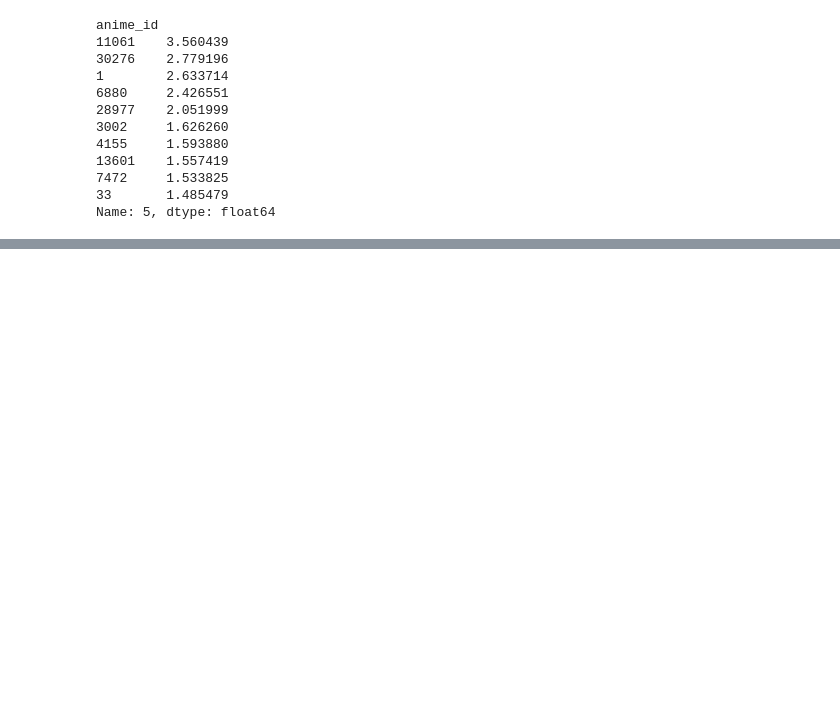
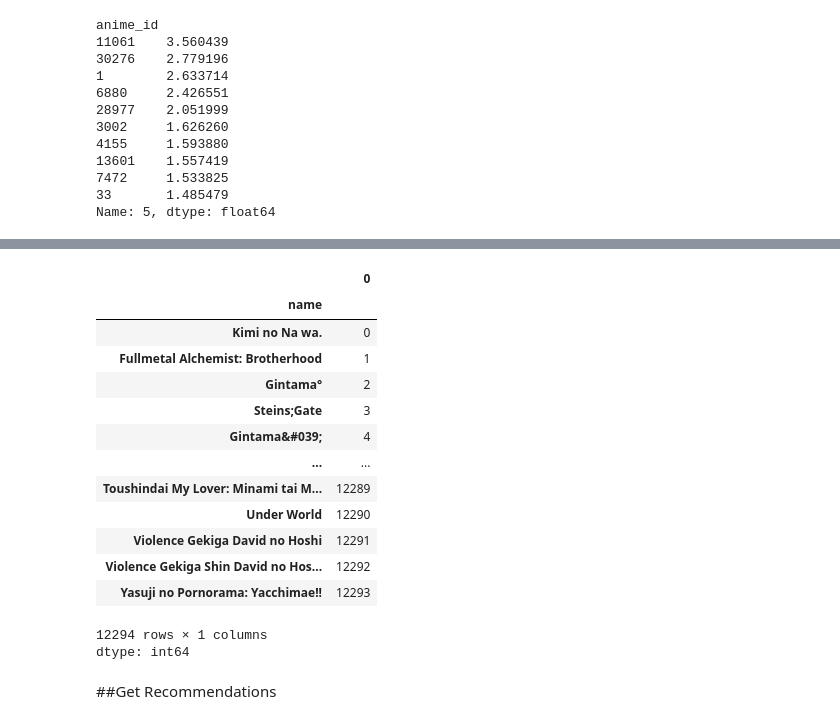
Before and after one commit to mattfehr/anime_recommender, a Jupyter notebook: anime_recommender.ipynb, the cells around one changed output, grey strips where cells are left out. Cells and saved outputs as stored; diff of their text form; code cells hidden in the pictures; blank space fills up the shorter version.

```diff
--- a/anime_recommender.ipynb
+++ b/anime_recommender.ipynb
@@ -269,0 +347,22 @@ RMSE: 0.8786403215271984
+# %%
+#create reverse map of indices and anime titles
+indices = pd.Series(anime_df.index, index=anime_df['name']).drop_duplicates()
+indices
+# %% [output]
+|  | 0 |
+| name |  |
+| Kimi no Na wa. | 0 |
+| Fullmetal Alchemist: Brotherhood | 1 |
+| Gintama° | 2 |
+| Steins;Gate | 3 |
+| Gintama&#039; | 4 |
+| ... | ... |
+| Toushindai My Lover: Minami tai M... | 12289 |
+| Under World | 12290 |
+| Violence Gekiga David no Hoshi | 12291 |
+| Violence Gekiga Shin David no Hos... | 12292 |
+| Yasuji no Pornorama: Yacchimae!! | 12293 |
+12294 rows × 1 columns
+dtype: int64
+# %% [markdown]
+##Get Recommendations
```
Also changed, not shown: parts of 22 cells of this notebook.
